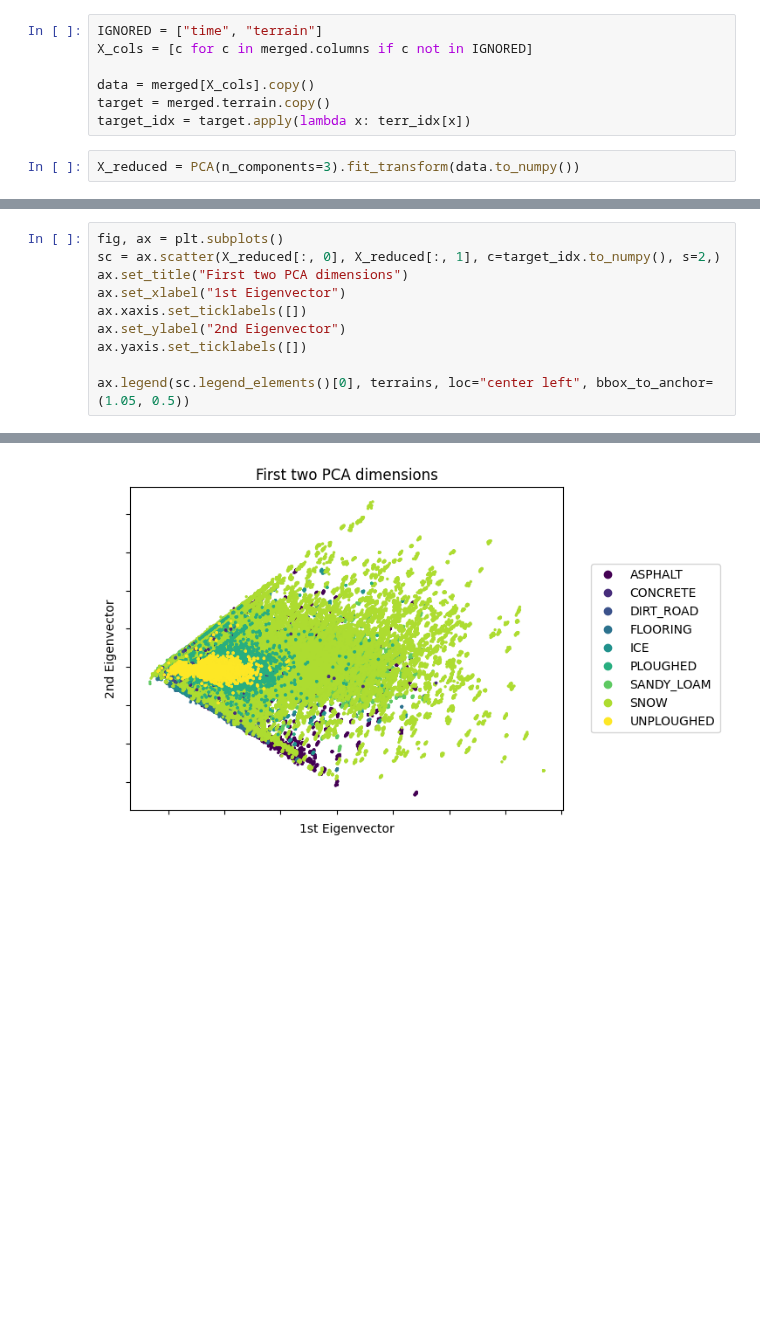
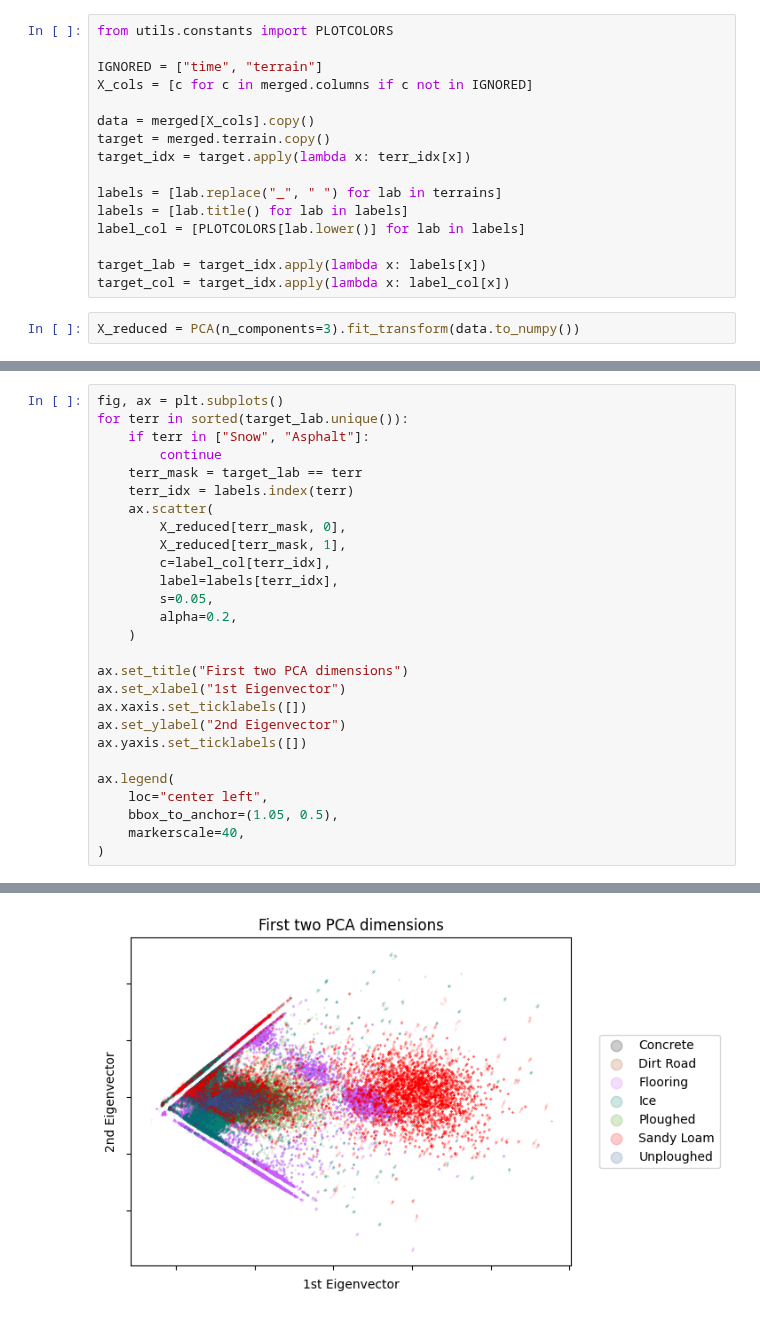
Before and after one commit to norlab-ulaval/BorealTC, a Jupyter notebook: pca.ipynb, the cells around one changed output, grey strips where cells are left out. Cells and saved outputs as stored; diff of their text form; blank space fills up the shorter version.

```diff
--- a/pca.ipynb
+++ b/pca.ipynb
@@ -61,11 +61,20 @@ merged
 | 754658 | 66.52 | -0.125983 | 0.105214 | -0.048980 | -0.329143 | 0.588106 | 10.445333 | UNPLOUGHED | 0.677719 | 0.449882 | 6.76 | ... |
 754659 rows × 12 columns
 # %%
+from utils.constants import PLOTCOLORS
+
 IGNORED = ["time", "terrain"]
 X_cols = [c for c in merged.columns if c not in IGNORED]
 
 data = merged[X_cols].copy()
 target = merged.terrain.copy()
 target_idx = target.apply(lambda x: terr_idx[x])
+
+labels = [lab.replace("_", " ") for lab in terrains]
+labels = [lab.title() for lab in labels]
+label_col = [PLOTCOLORS[lab.lower()] for lab in labels]
+
+target_lab = target_idx.apply(lambda x: labels[x])
+target_col = target_idx.apply(lambda x: label_col[x])
 # %%
 X_reduced = PCA(n_components=3).fit_transform(data.to_numpy())
@@ -72,13 +124,30 @@ X_reduced = PCA(n_components=3).fit_transform(data.to_numpy())
 # %%
 fig, ax = plt.subplots()
-sc = ax.scatter(X_reduced[:, 0], X_reduced[:, 1], c=target_idx.to_numpy(), s=2,)
+for terr in sorted(target_lab.unique()):
+    if terr in ["Snow", "Asphalt"]:
+        continue
+    terr_mask = target_lab == terr
+    terr_idx = labels.index(terr)
+    ax.scatter(
+        X_reduced[terr_mask, 0],
+        X_reduced[terr_mask, 1],
+        c=label_col[terr_idx],
+        label=labels[terr_idx],
+        s=0.05,
+        alpha=0.2,
+    )
+
 ax.set_title("First two PCA dimensions")
 ax.set_xlabel("1st Eigenvector")
 ax.xaxis.set_ticklabels([])
 ax.set_ylabel("2nd Eigenvector")
 ax.yaxis.set_ticklabels([])
 
-ax.legend(sc.legend_elements()[0], terrains, loc="center left", bbox_to_anchor=(1.05, 0.5))
+ax.legend(
+    loc="center left",
+    bbox_to_anchor=(1.05, 0.5),
+    markerscale=40,
+)
 # %% [output]
 <matplotlib.legend.Legend at 0x...>
-[figure, old version]
+[figure, new version]
```
Also changed, not shown: parts of 2 cells of this notebook, 1 other file.
